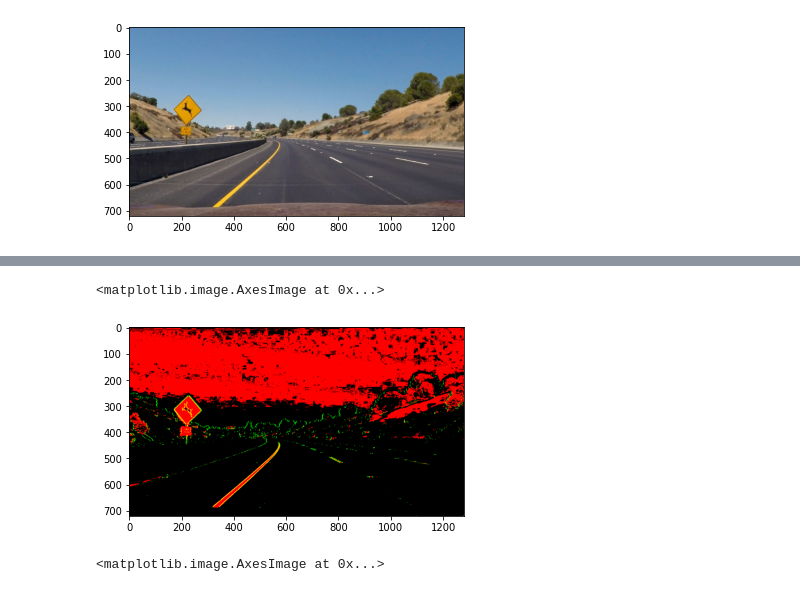
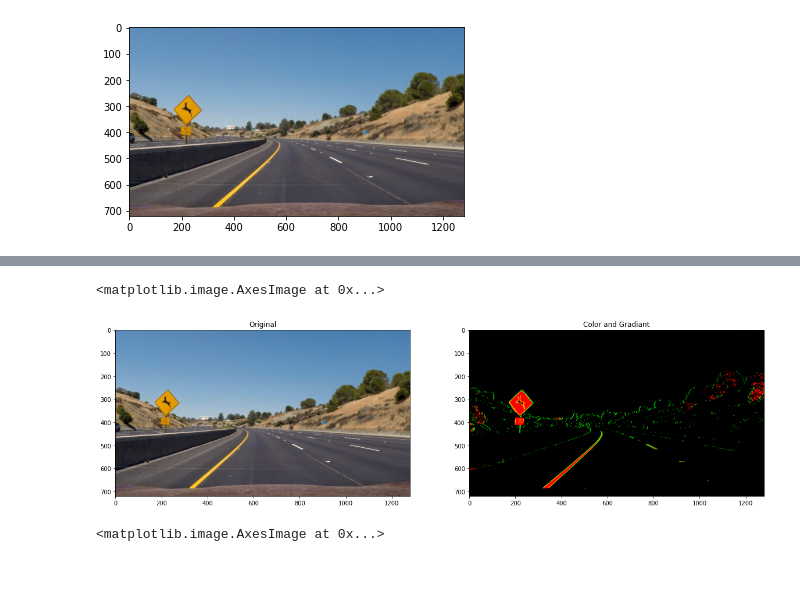
Before and after one commit to SaAmiBo/CarND-Advanced-Lane-Lines, a Jupyter notebook: Code/ColorAndGradiant.ipynb, the cells around one changed output, grey strips where cells are left out. Cells and saved outputs as stored; diff of their text form; code cells hidden in the pictures.

```diff
--- a/Code/ColorAndGradiant.ipynb
+++ b/Code/ColorAndGradiant.ipynb
@@ -60,5 +60,5 @@ plt.imshow(scaled_sobelx, cmap='gray')
 # %%
-def binary_image(img, s_thresh=(100, 255), sx_thresh=(200, 255)):
+def binary_image(img, s_thresh=(150, 255), sx_thresh=(200, 255)):
     ########### Binary image for Color #################
     # Going to HLS color space
     hls = cv2.cvtColor(img, cv2.COLOR_RGB2HLS)
@@ -87,11 +87,15 @@ def binary_image(img, s_thresh=(100, 255), sx_thresh=(200, 255)):
 
     return binary, color_binary
 # %%
-binary, color_binary = binary_image(img, (100,255), (50,255))
-plt.imshow(color_binary)
+binary, color_binary = binary_image(img, (150,255), (50,255))
+f, (ax1,ax2) = plt.subplots(1,2, figsize=(20,10))
+ax1.set_title("Original")
+ax1.imshow(img)
+ax2.set_title("Color and Gradiant")
+ax2.imshow(color_binary)
 # %% [output]
 <matplotlib.image.AxesImage at 0x...>
-[figure, old version]
+[figure, new version]
 # %%
 plt.imshow(color_binary[:,:,0], cmap='gray')
 # %% [output]
```
Also changed, not shown: parts of 2 cells of this notebook, 2 other files.
